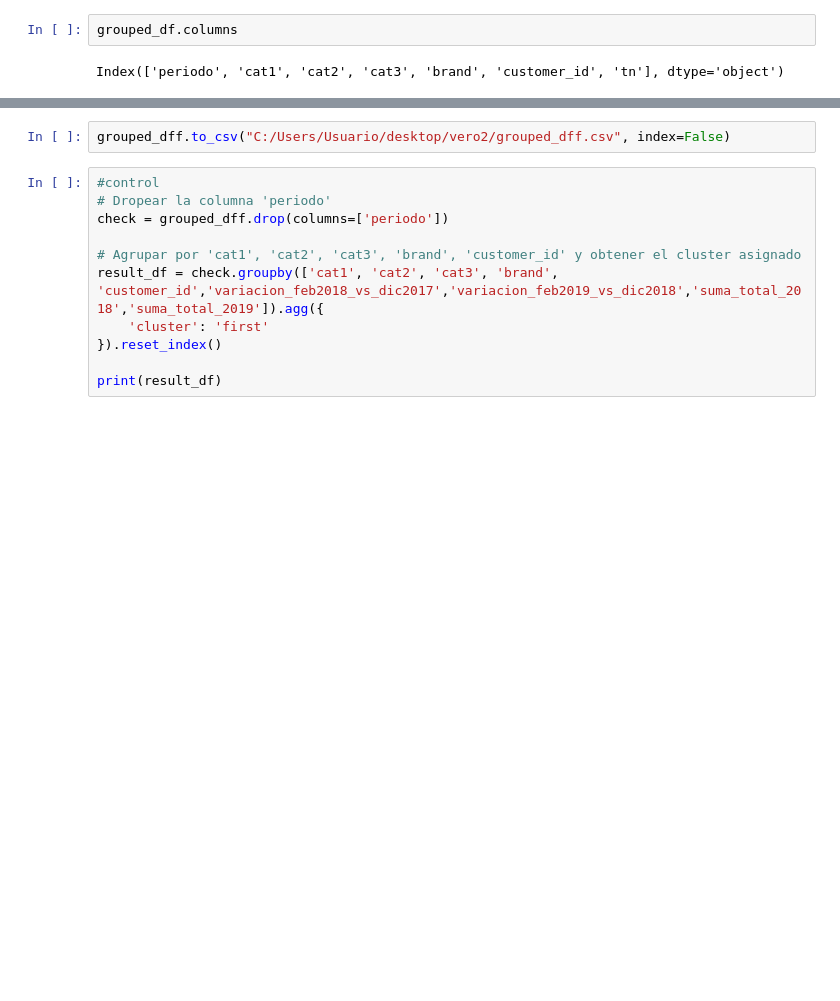
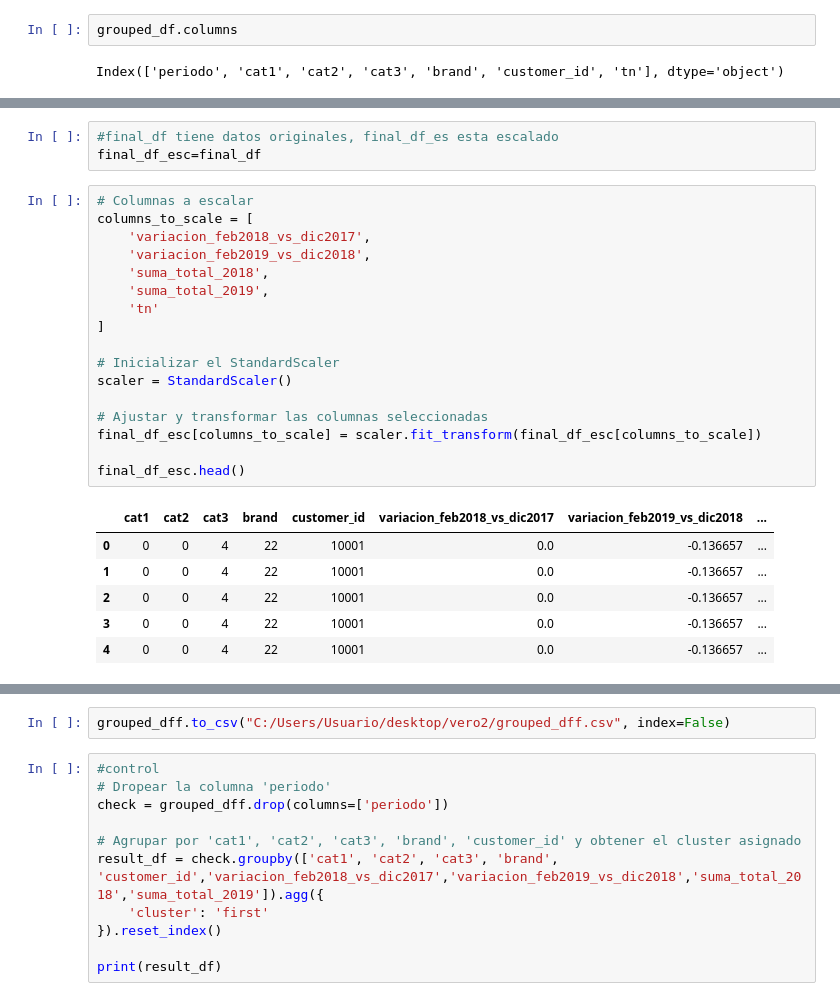
Before and after one commit to VeronicaGarciaRio/labo3-2024v, a Jupyter notebook: modelodtwv2001.ipynb, the cells around one changed output, grey strips where cells are left out. Cells and saved outputs as stored; diff of their text form; blank space fills up the shorter version.

```diff
--- a/modelodtwv2001.ipynb
+++ b/modelodtwv2001.ipynb
@@ -168,0 +156,27 @@ display(scaled_df)
+# %%
+#final_df tiene datos originales, final_df_es esta escalado
+final_df_esc=final_df
+# %%
+# Columnas a escalar
+columns_to_scale = [
+    'variacion_feb2018_vs_dic2017',
+    'variacion_feb2019_vs_dic2018',
+    'suma_total_2018',
+    'suma_total_2019',
+    'tn'
+]
+
+# Inicializar el StandardScaler
+scaler = StandardScaler()
+
+# Ajustar y transformar las columnas seleccionadas
+final_df_esc[columns_to_scale] = scaler.fit_transform(final_df_esc[columns_to_scale])
+
+final_df_esc.head()
+# %% [output]
+|  | cat1 | cat2 | cat3 | brand | customer_id | variacion_feb2018_vs_dic2017 | variacion_feb2019_vs_dic2018 | ... |
+| 0 | 0 | 0 | 4 | 22 | 10001 | 0.0 | -0.136657 | ... |
+| 1 | 0 | 0 | 4 | 22 | 10001 | 0.0 | -0.136657 | ... |
+| 2 | 0 | 0 | 4 | 22 | 10001 | 0.0 | -0.136657 | ... |
+| 3 | 0 | 0 | 4 | 22 | 10001 | 0.0 | -0.136657 | ... |
+| 4 | 0 | 0 | 4 | 22 | 10001 | 0.0 | -0.136657 | ... |
```
Also changed, not shown: parts of 7 cells of this notebook, 5 other files.
